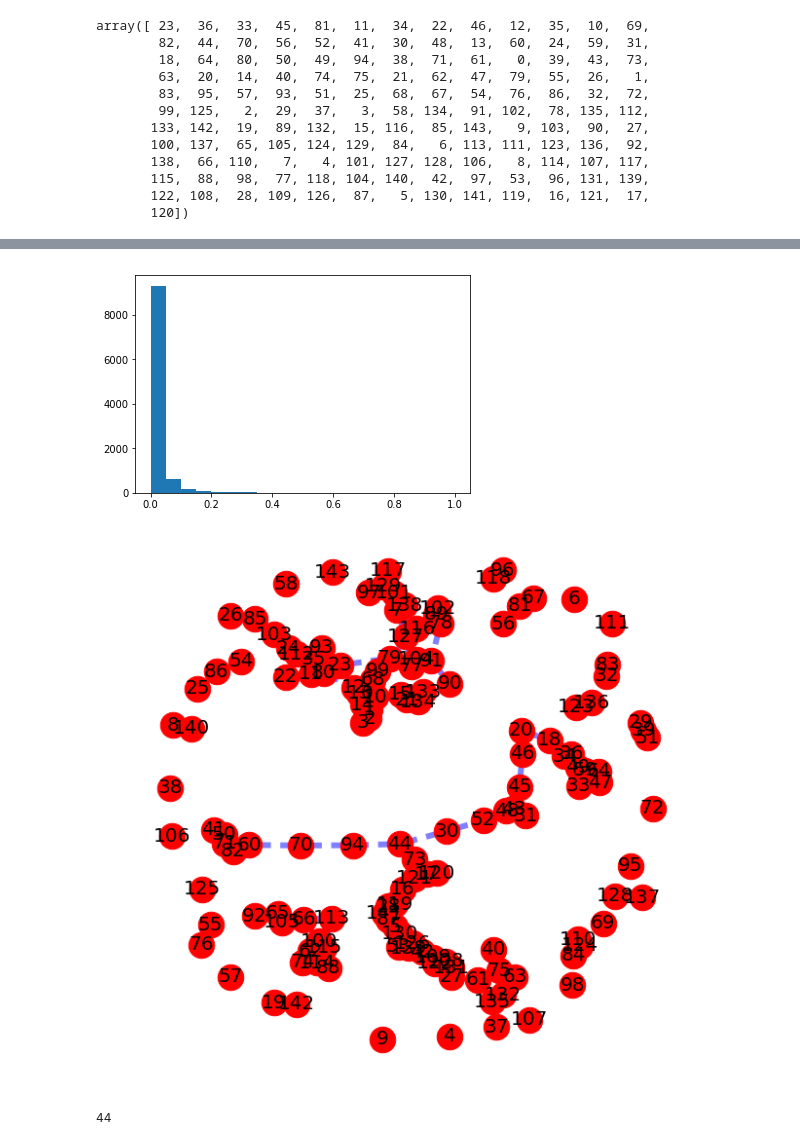
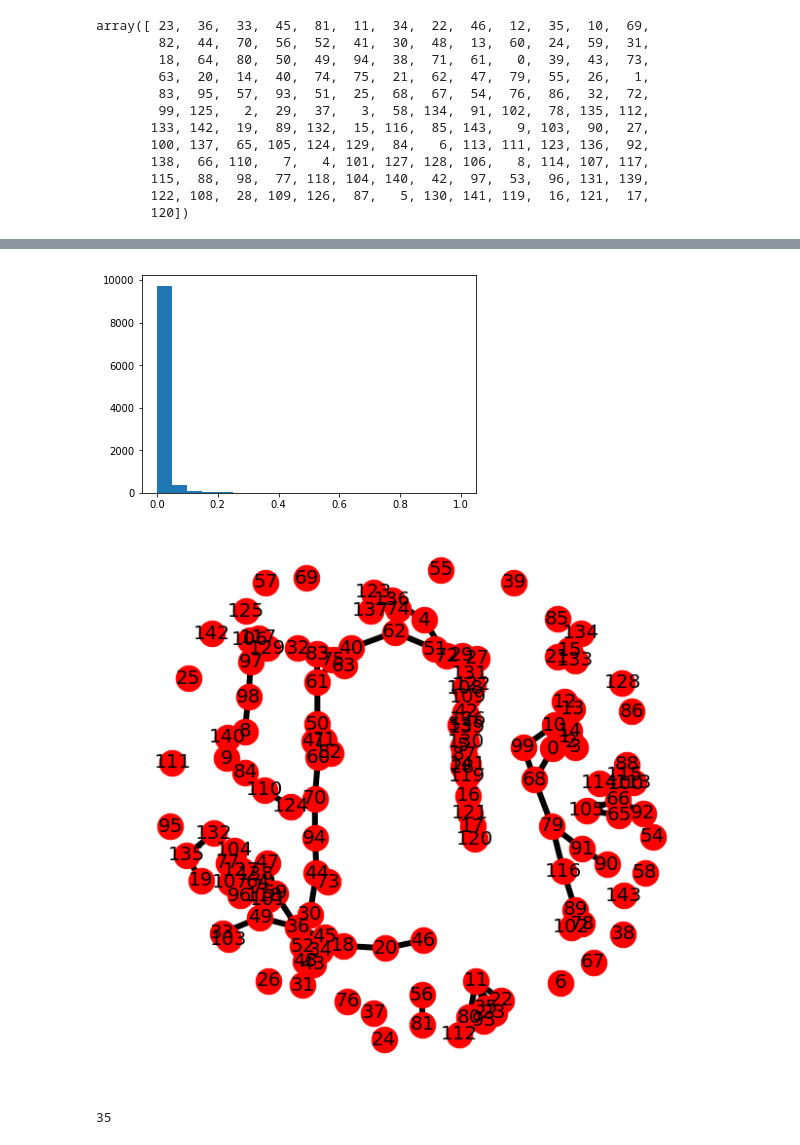
Before and after one commit to tjgalvin/pink_e3, a Jupyter notebook: FIRST_Create_Map/Notebooks/Neuron_Connections.ipynb, the cells around one changed output, grey strips where cells are left out. Saved outputs shown, nothing was run; the diff lists cells and outputs as text; code cells hidden in the pictures.

Commit message:
updated the heatmap class for larger binaries/commit of scaling learning rate

```diff
--- a/FIRST_Create_Map/Notebooks/Neuron_Connections.ipynb
+++ b/FIRST_Create_Map/Notebooks/Neuron_Connections.ipynb
@@ -130,7 +130,7 @@ vals = []
 for k, v in counts.items():
     val = v/max_val
     vals.append(val)
-    if val > 0.15:
+    if val > 0.1:
         G.add_edge(k[0], k[1], weight=val)
 
 fig, ax = plt.subplots(1,1)
@@ -139,37 +139,42 @@ ax.hist(vals, bins=20)
 
 fig.show()
 # %% [output]
-[figure, old version]
+[figure, new version]
 # %%
 fig, ax = plt.subplots(1,1,figsize=(10,10))
 
 
-elarge = [(u, v) for (u, v, d) in G.edges(data=True) if d['weight'] > 0.5]
-esmall = [(u, v) for (u, v, d) in G.edges(data=True) if d['weight'] <= 0.5]
+# elarge = [(u, v) for (u, v, d) in G.edges(data=True) if d['weight'] > 0.5]
+# esmall = [(u, v) for (u, v, d) in G.edges(data=True) if d['weight'] <= 0.5]
+esmall = [(u, v) for (u, v, d) in G.edges(data=True)]
 
 pos = nx.spring_layout(G)  # positions for all nodes
 
 # nodes
 nx.draw_networkx_nodes(G, pos, node_size=700)
 
 # edges
-nx.draw_networkx_edges(G, pos, edgelist=elarge,
-                       width=6, ax=ax)
+# nx.draw_networkx_edges(G, pos, edgelist=elarge,
+#                        width=6, ax=ax)
+# nx.draw_networkx_edges(G, pos, edgelist=esmall,
+#                        width=6, alpha=0.5, edge_color='b', style='dashed', ax=ax)
+
 nx.draw_networkx_edges(G, pos, edgelist=esmall,
-                       width=6, alpha=0.5, edge_color='b', style='dashed', ax=ax)
+                       width=6,  ax=ax)
+
 
 # labels
 nx.draw_networkx_labels(G, pos, font_size=20, font_family='sans-serif')
 
 plt.axis('off')
 fig.savefig('Cluster_Images/Cluster_Graph.pdf')
 # %% [output]
-[figure, old version]
+[figure, new version]
 # %%
 subs = [G.subgraph(c) for c in nx.connected_components(G)]
 print(len(subs))
 # %% [output]
-44
+35
 # %%
 arr = np.zeros(144)
 nums = np.arange(len(subs))
```
Also changed, not shown: parts of 6 cells of this notebook, 5 other files.
